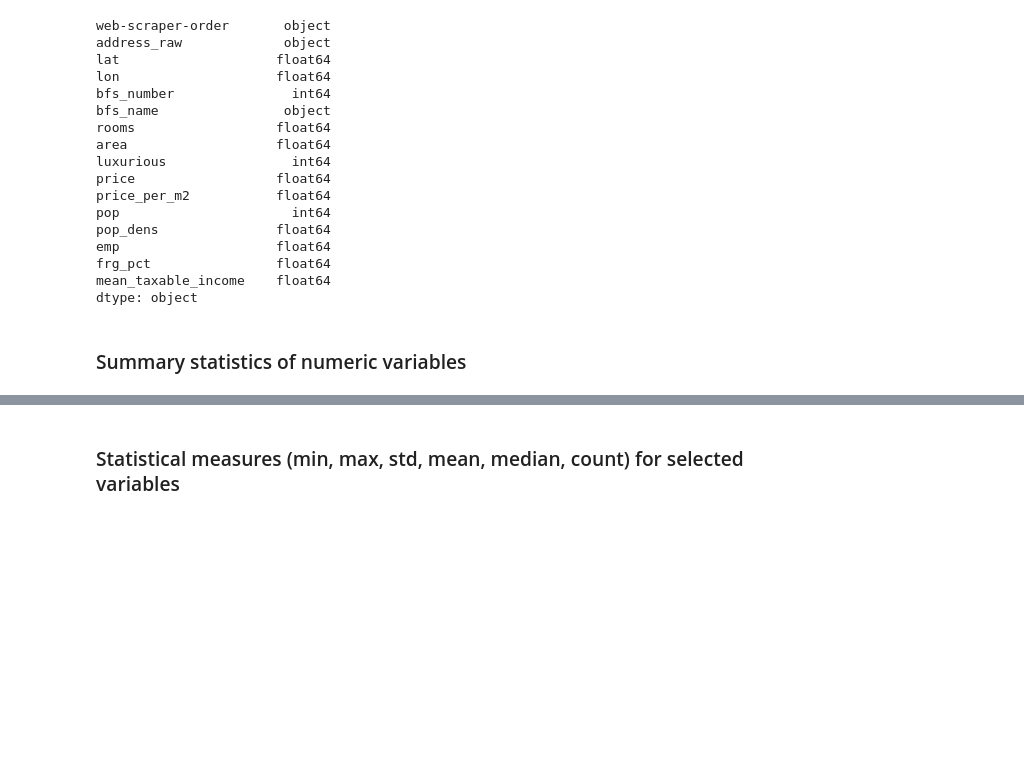
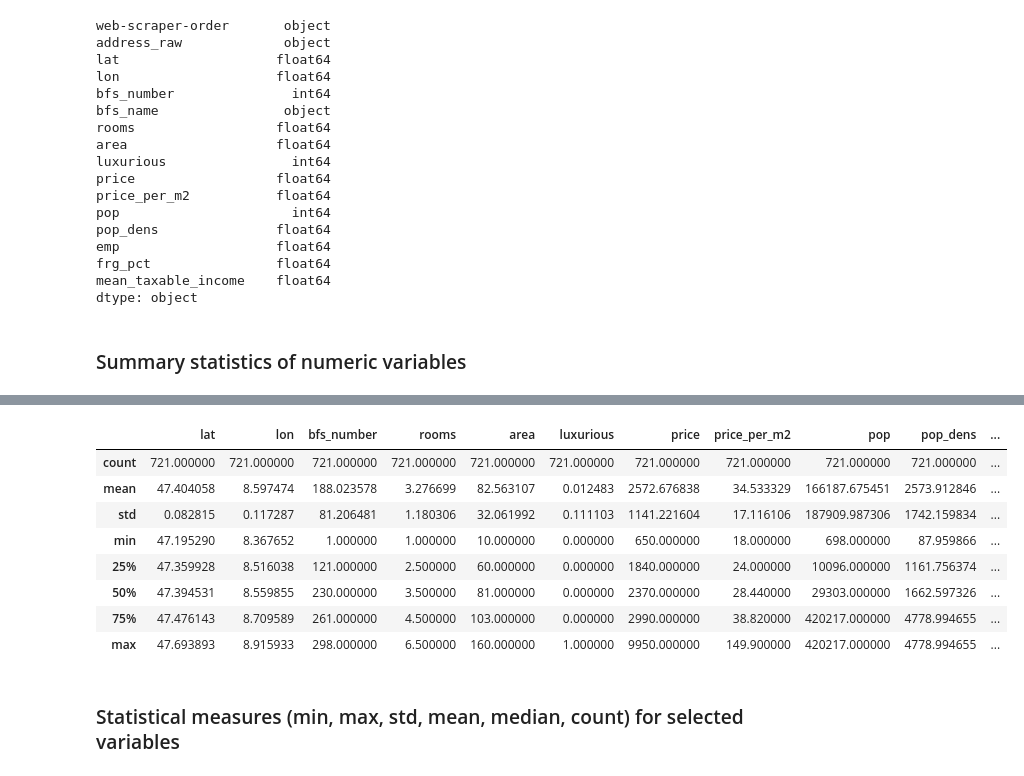
Before and after one commit to halialm/data_analytics, a Jupyter notebook: Week_04/exploratory_data_analysis_apartment_data.ipynb, the cells around one changed output, grey strips where cells are left out. Saved outputs shown, nothing was run; the diff lists cells and outputs as text; code cells hidden in the pictures; blank space fills up the shorter version.

```diff
--- a/Week_04/exploratory_data_analysis_apartment_data.ipynb
+++ b/Week_04/exploratory_data_analysis_apartment_data.ipynb
@@ -124,3 +112,23 @@ df.describe()
+# %%
+# Define thresholds for outliers
+max_area = 163.75
+min_price_per_m2 = 17.90
+
+# Create subset without outliers
+df_no_outliers = df.loc[(df['area'] <= max_area) & (df['price_per_m2'] >= min_price_per_m2)]
+
+# Display the first few rows of the subset
+df_no_outliers.describe()
+# %% [output]
+|  | lat | lon | bfs_number | rooms | area | luxurious | price | price_per_m2 | pop | pop_dens | ... |
+| count | 721.000000 | 721.000000 | 721.000000 | 721.000000 | 721.000000 | 721.000000 | 721.000000 | 721.000000 | 721.000000 | 721.000000 | ... |
+| mean | 47.404058 | 8.597474 | 188.023578 | 3.276699 | 82.563107 | 0.012483 | 2572.676838 | 34.533329 | 166187.675451 | 2573.912846 | ... |
+| std | 0.082815 | 0.117287 | 81.206481 | 1.180306 | 32.061992 | 0.111103 | 1141.221604 | 17.116106 | 187909.987306 | 1742.159834 | ... |
+| min | 47.195290 | 8.367652 | 1.000000 | 1.000000 | 10.000000 | 0.000000 | 650.000000 | 18.000000 | 698.000000 | 87.959866 | ... |
+| 25% | 47.359928 | 8.516038 | 121.000000 | 2.500000 | 60.000000 | 0.000000 | 1840.000000 | 24.000000 | 10096.000000 | 1161.756374 | ... |
+| 50% | 47.394531 | 8.559855 | 230.000000 | 3.500000 | 81.000000 | 0.000000 | 2370.000000 | 28.440000 | 29303.000000 | 1662.597326 | ... |
+| 75% | 47.476143 | 8.709589 | 261.000000 | 4.500000 | 103.000000 | 0.000000 | 2990.000000 | 38.820000 | 420217.000000 | 4778.994655 | ... |
+| max | 47.693893 | 8.915933 | 298.000000 | 6.500000 | 160.000000 | 1.000000 | 9950.000000 | 149.900000 | 420217.000000 | 4778.994655 | ... |
 # %% [markdown]
 ### Statistical measures (min, max, std, mean, median, count) for selected variables
 # %%
```
Also changed, not shown: parts of 1 cell of this notebook.
